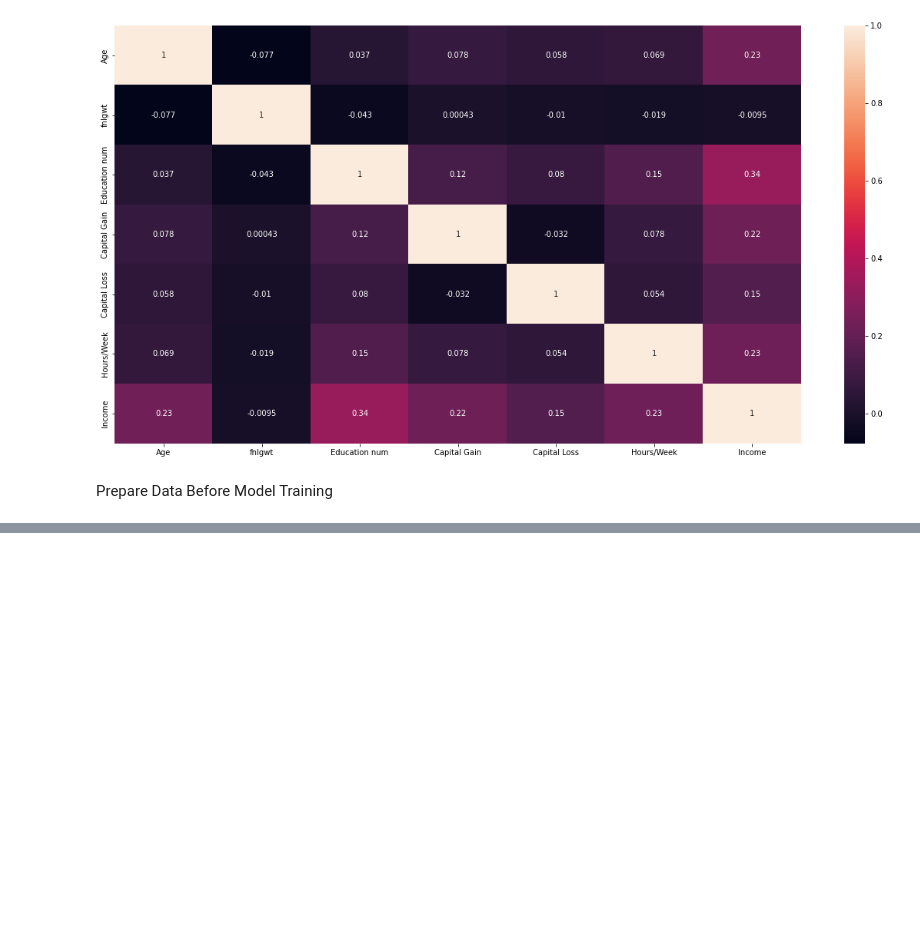
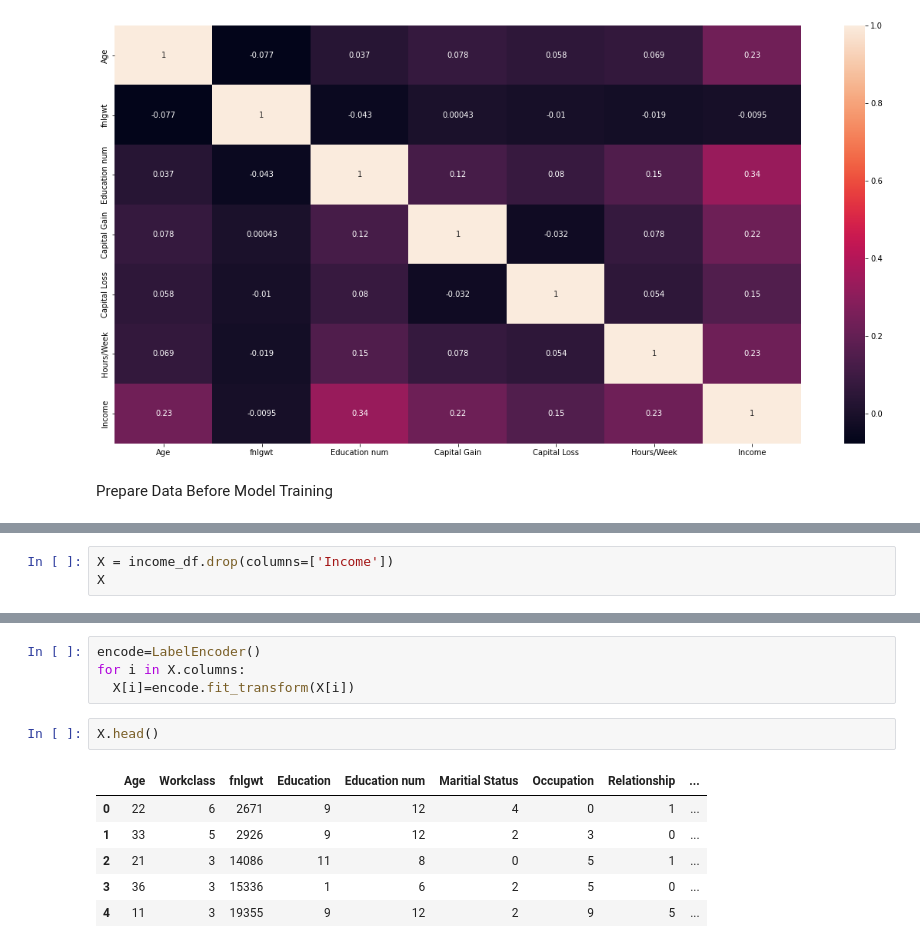
Before and after one commit to arpitsharma27/RegressionTechniques, a Jupyter notebook: LogisticRegressionXGBoost.ipynb, the cells around one changed output, grey strips where cells are left out. Drawn from its saved outputs; the diff is of its cells as text; blank space fills up the shorter version.

```diff
--- a/LogisticRegressionXGBoost.ipynb
+++ b/LogisticRegressionXGBoost.ipynb
@@ -495,0 +504,3 @@ Prepare Data Before Model Training
+# %%
+X = income_df.drop(columns=['Income'])
+X
@@ -495,0 +537,13 @@ Prepare Data Before Model Training
+# %%
+encode=LabelEncoder()
+for i in X.columns:
+  X[i]=encode.fit_transform(X[i])
+# %%
+X.head()
+# %% [output]
+|  | Age | Workclass | fnlgwt | Education | Education num | Maritial Status | Occupation | Relationship | ... |
+| 0 | 22 | 6 | 2671 | 9 | 12 | 4 | 0 | 1 | ... |
+| 1 | 33 | 5 | 2926 | 9 | 12 | 2 | 3 | 0 | ... |
+| 2 | 21 | 3 | 14086 | 11 | 8 | 0 | 5 | 1 | ... |
+| 3 | 36 | 3 | 15336 | 1 | 6 | 2 | 5 | 0 | ... |
+| 4 | 11 | 3 | 19355 | 9 | 12 | 2 | 9 | 5 | ... |
```
Also changed, not shown: parts of 13 cells of this notebook.
